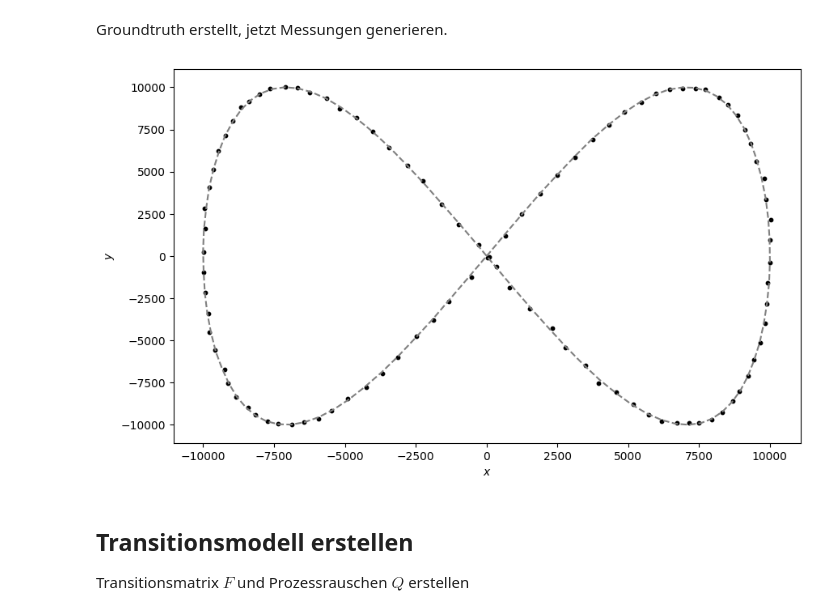
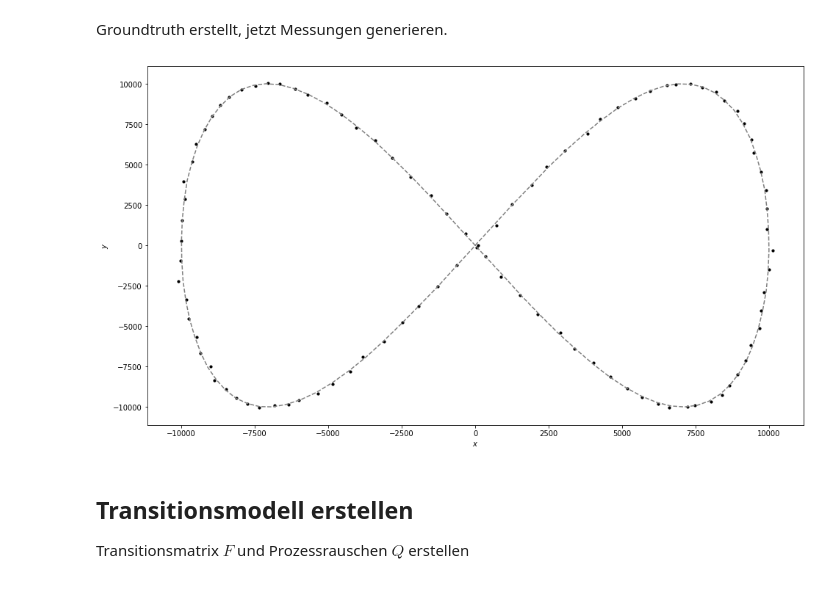
Before and after one commit to mooriicee/stonesoupFKIE, a Jupyter notebook: tests.ipynb, the cells around one changed output. Saved outputs shown, nothing was run; the diff lists cells and outputs as text; code cells hidden in the pictures.

```diff
--- a/tests.ipynb
+++ b/tests.ipynb
@@ -18,7 +18,7 @@ A = (velocity**2) / acceleration
 # %%
 # Figure to plot truth (and future data)
 from matplotlib import pyplot as plt
-figure = plt.figure(figsize=(10, 6))
+figure = plt.figure(figsize=(16, 9))
 ax = figure.add_subplot(1, 1, 1)
 ax.set_xlabel("$x$")
 ax.set_ylabel("$y$")
@@ -28,9 +28,9 @@ from stonesoup.types.groundtruth import GroundTruthPath, GroundTruthState
 truth = GroundTruthPath()
 start_time = datetime.now()
 
-test = np.linspace(0, (2 * np.pi )/ omega, 100, endpoint = True)
+data = np.linspace(0, (2 * np.pi )/ omega, 100, endpoint = True)
 
-for t in test:
+for t in data:
     x = A * np.sin(omega * t)
     y = A * np.sin(2 * omega * t)
     covariance = np.array([[20.05, 0],[0, 20.05]])
@@ -47,23 +48,23 @@ Groundtruth erstellt, jetzt Messungen generieren.
 # %%
 from scipy.stats import multivariate_normal
 from stonesoup.types.detection import Detection
 
 measurements = []
 for state in truth:
     xOffset = 50 * np.random.normal(0, 1, 1)
     yOffset = 50 * np.random.normal(0, 1, 1)
     x, y = multivariate_normal.rvs(
-        state.state_vector.ravel(), cov=np.diag([0.5, 0.5]))
+        state.state_vector.ravel(), cov=np.diag([0.1, 0.1]))
     measurements.append(Detection(
         np.array([[x] + xOffset, [y] + yOffset]), timestamp=state.timestamp))
 
 # Plot the result
 ax.scatter([state.state_vector[0, 0] for state in measurements],
            [state.state_vector[1, 0] for state in measurements],
            color='black', s = 10)
 figure
 # %% [output]
-[figure, old version]
+[figure, new version]
 # %% [markdown]
 Transitionsmodell erstellen
 ----------------------------
```
Also changed, not shown: parts of 8 cells of this notebook.
